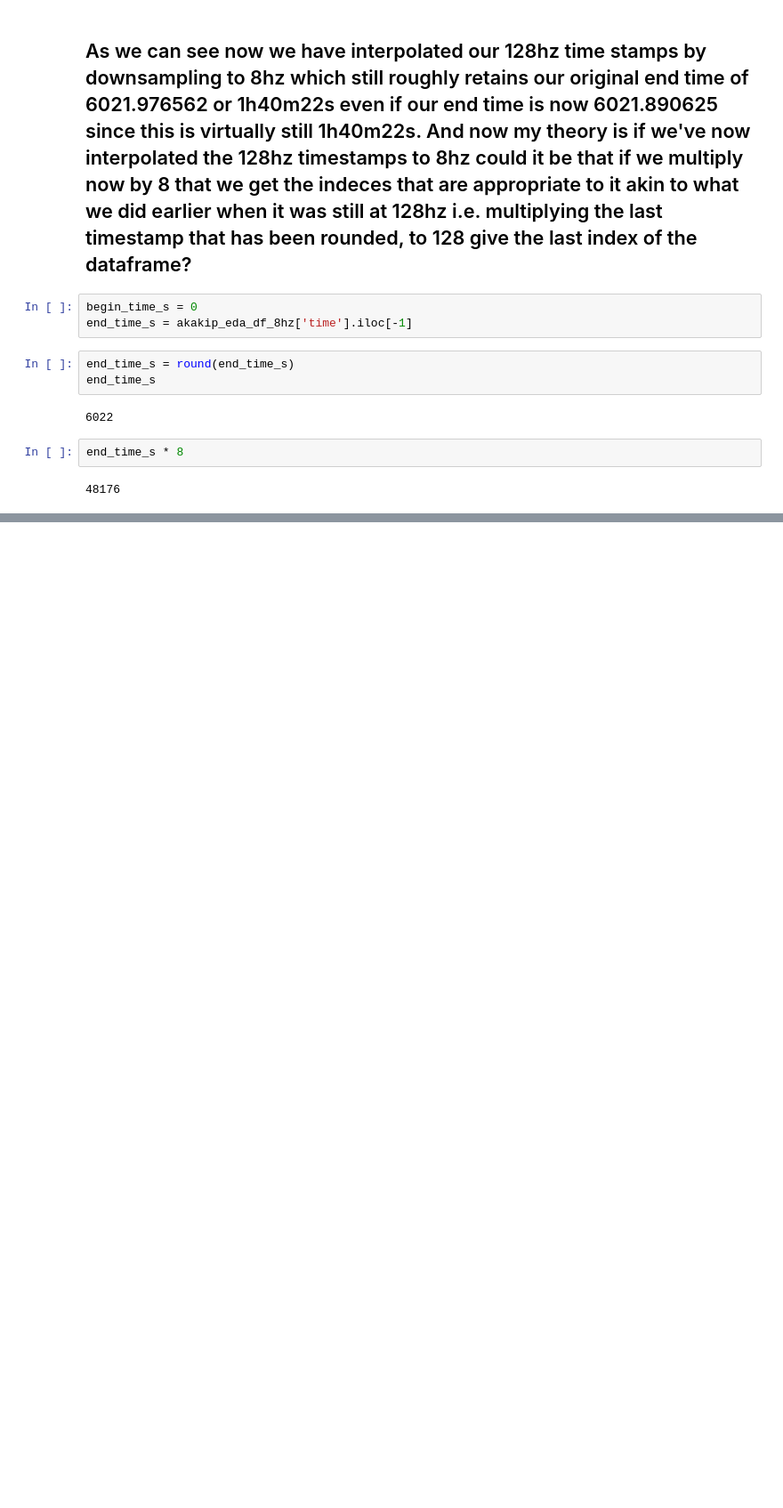
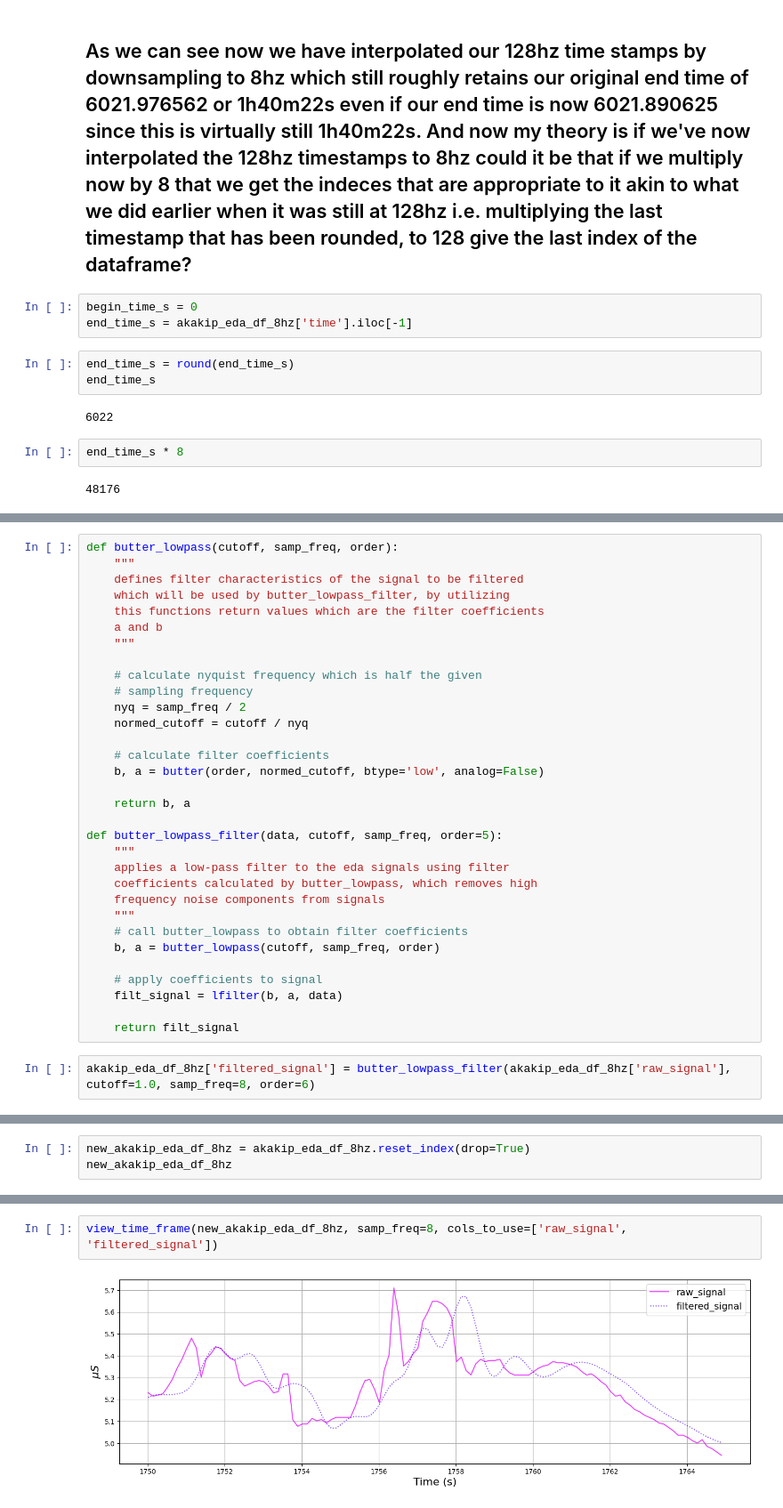
Before and after one commit to 08Aristodemus24/thesis-writing-1, a Jupyter notebook: eda-signal-classifier/experiementation.ipynb, the cells around one changed output, grey strips where cells are left out. Shown at 89% size. Saved outputs shown, nothing was run; the diff lists cells and outputs as text; blank space fills up the shorter version.

```diff
--- a/eda-signal-classifier/experiementation.ipynb
+++ b/eda-signal-classifier/experiementation.ipynb
@@ -577,0 +590,34 @@ end_time_s * 8
+# %%
+def butter_lowpass(cutoff, samp_freq, order):
+    """
+    defines filter characteristics of the signal to be filtered
+    which will be used by butter_lowpass_filter, by utilizing
+    this functions return values which are the filter coefficients
+    a and b
+    """
+
+    # calculate nyquist frequency which is half the given
+    # sampling frequency
+    nyq = samp_freq / 2
+    normed_cutoff = cutoff / nyq
+
+    # calculate filter coefficients
+    b, a = butter(order, normed_cutoff, btype='low', analog=False)
+
+    return b, a
+
+def butter_lowpass_filter(data, cutoff, samp_freq, order=5):
+    """
+    applies a low-pass filter to the eda signals using filter
+    coefficients calculated by butter_lowpass, which removes high
+    frequency noise components from signals
+    """
+    # call butter_lowpass to obtain filter coefficients
+    b, a = butter_lowpass(cutoff, samp_freq, order)
+
+    # apply coefficients to signal
+    filt_signal = lfilter(b, a, data)
+
+    return filt_signal
+# %%
+akakip_eda_df_8hz['filtered_signal'] = butter_lowpass_filter(akakip_eda_df_8hz['raw_signal'], cutoff=1.0, samp_freq=8, order=6)
@@ -577,0 +646,3 @@ end_time_s * 8
+# %%
+new_akakip_eda_df_8hz = akakip_eda_df_8hz.reset_index(drop=True)
+new_akakip_eda_df_8hz
@@ -577,0 +663,4 @@ end_time_s * 8
+# %%
+view_time_frame(new_akakip_eda_df_8hz, samp_freq=8, cols_to_use=['raw_signal', 'filtered_signal'])
+# %% [output]
+[figure, added]
```
Also changed, not shown: parts of 40 cells of this notebook.
